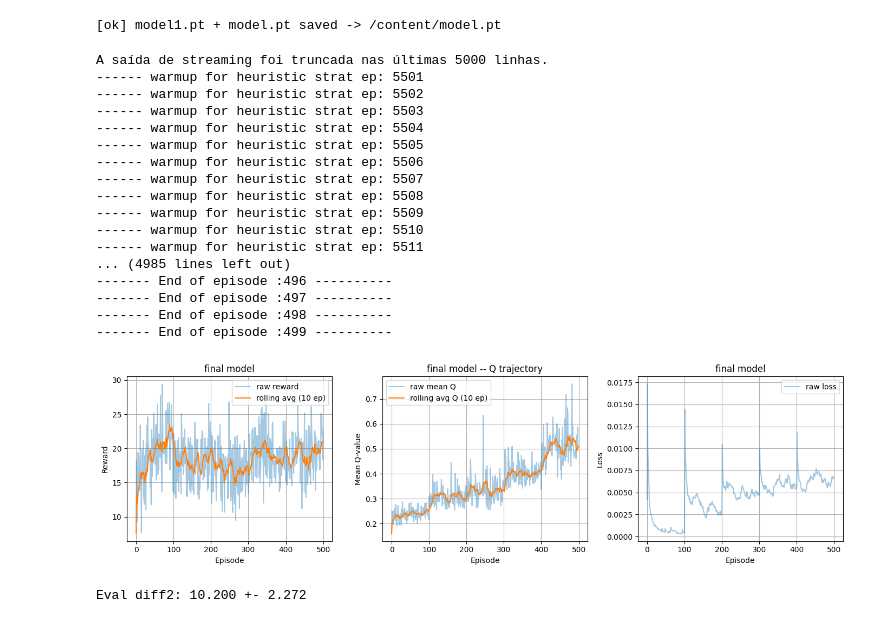
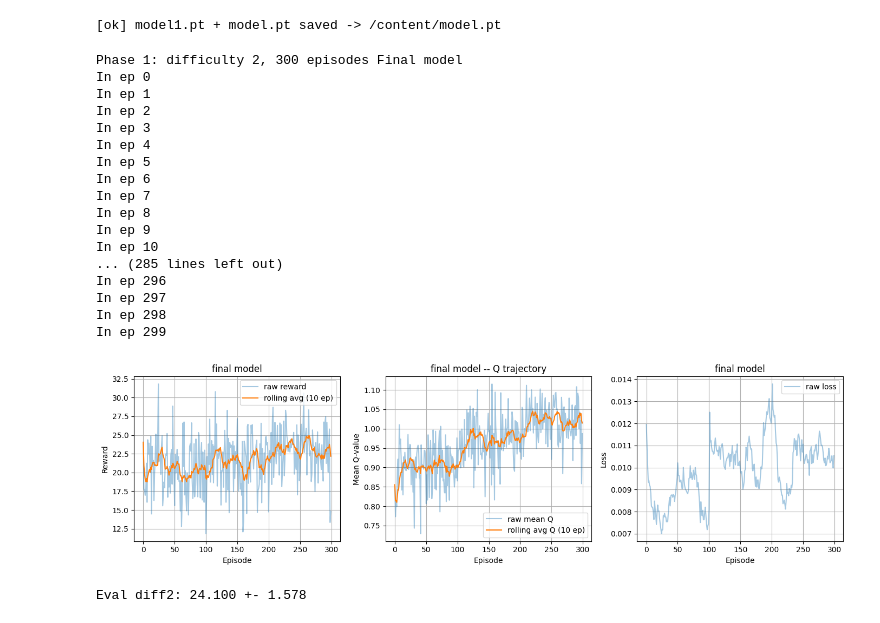
Before and after one commit to rarosilva/DL_Proj2, a Jupyter notebook: tasks/task2.ipynb, the cells around one changed output. Cells and saved outputs as stored; diff of their text form; code cells hidden in the pictures.

Commit message:
Correct plot

```diff
--- a/tasks/task2.ipynb
+++ b/tasks/task2.ipynb
@@ -1346,53 +1346,53 @@ optimizer = optim.RMSprop(q.parameters(), lr=LR, alpha=0.99, eps=1e-8)
 import time, os, torch
 
 def greedy(info):
   return
 
 print(f'Phase 1: difficulty 2, {N_EPISODES_LG} episodes Final model')
 task2_best_net, rew1, los1, q1 = train(
       envs[f'difficulty_2'], q, optimizer,
-      n_episodes=N_EPISODES,
+      n_episodes=N_EPISODES_LG,
       n_frames=BEST_N_FRAMES,
       heuristic=BEST_HEURISTIC,
       warmup_pct=BEST_WARMUP,
       use_huber=True,
       gamma=BEST_GAMMA,
       name=f'final model',
       preprocess_fn=BEST_PREPROCESS,
       warm_start_heuristic=BEST_HEURISTIC,
       memory=ReplayBuffer(alpha=0.50),
       batch_size=128,
       on_policy=True
       )
 
 start = time.time()
 mean1, std1, q1_f, _, _ = evaluate(
     envs['difficulty_2'],
     task2_best_net,
     BEST_N_FRAMES,
     time.time()-start,
     preprocess_fn=BEST_PREPROCESS)
 print(f'Eval diff2: {mean1:.3f} +- {std1:.3f}')
 # %% [output]
-A saída de streaming foi truncada nas últimas 5000 linhas.
------- warmup for heuristic strat ep: 5501
------- warmup for heuristic strat ep: 5502
------- warmup for heuristic strat ep: 5503
------- warmup for heuristic strat ep: 5504
------- warmup for heuristic strat ep: 5505
------- warmup for heuristic strat ep: 5506
------- warmup for heuristic strat ep: 5507
------- warmup for heuristic strat ep: 5508
------- warmup for heuristic strat ep: 5509
------- warmup for heuristic strat ep: 5510
------- warmup for heuristic strat ep: 5511
-... (4985 lines left out)
-------- End of episode :496 ----------
-------- End of episode :497 ----------
-------- End of episode :498 ----------
-------- End of episode :499 ----------
+Phase 1: difficulty 2, 300 episodes Final model
+In ep 0
+In ep 1
+In ep 2
+In ep 3
+In ep 4
+In ep 5
+In ep 6
+In ep 7
+In ep 8
+In ep 9
+In ep 10
+... (285 lines left out)
+In ep 296
+In ep 297
+In ep 298
+In ep 299
-[figure, old version]
+[figure, new version]
-Eval diff2: 10.200 +- 2.272
+Eval diff2: 24.100 +- 1.578
 # %%
 _save_path1 = os.path.join(os.getcwd(), 'model2.pt')
 _save_path_sub = os.path.join(os.getcwd(), 'model.pt')
```
